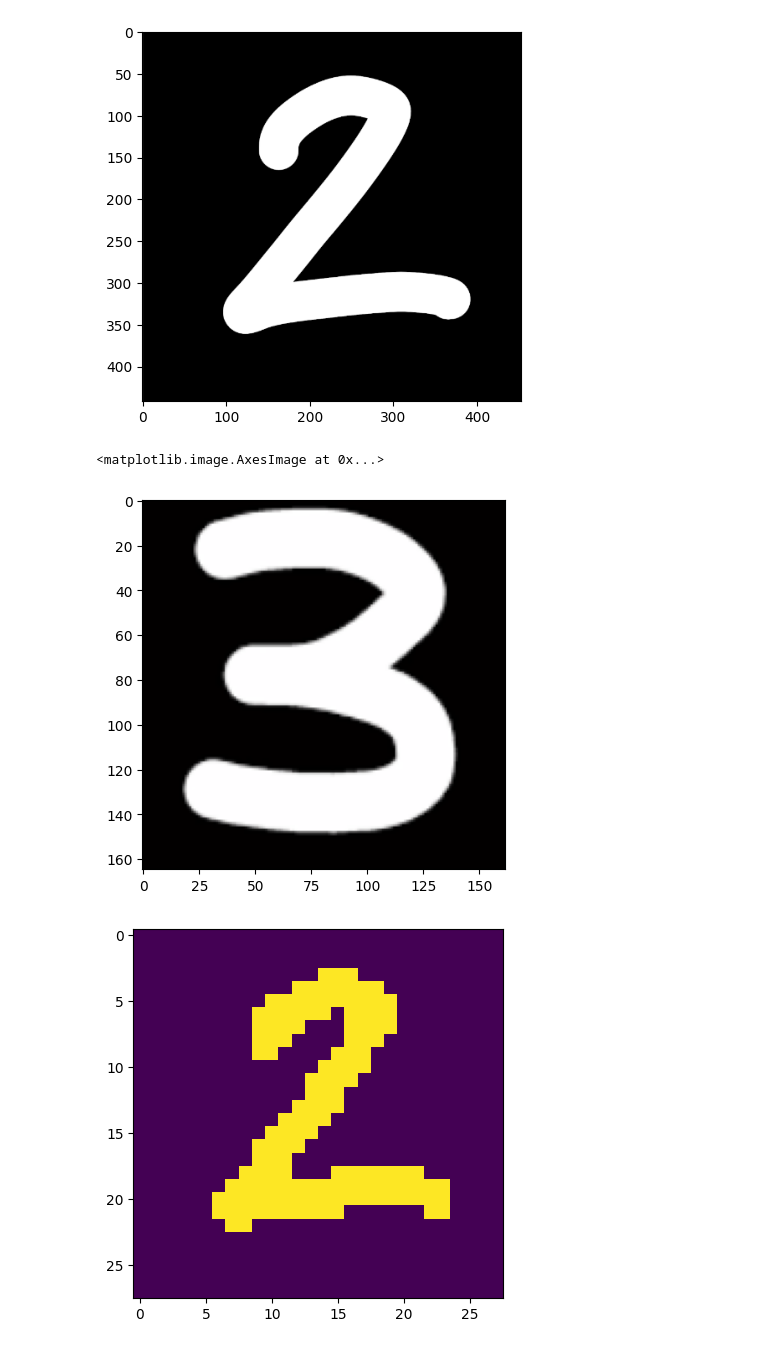
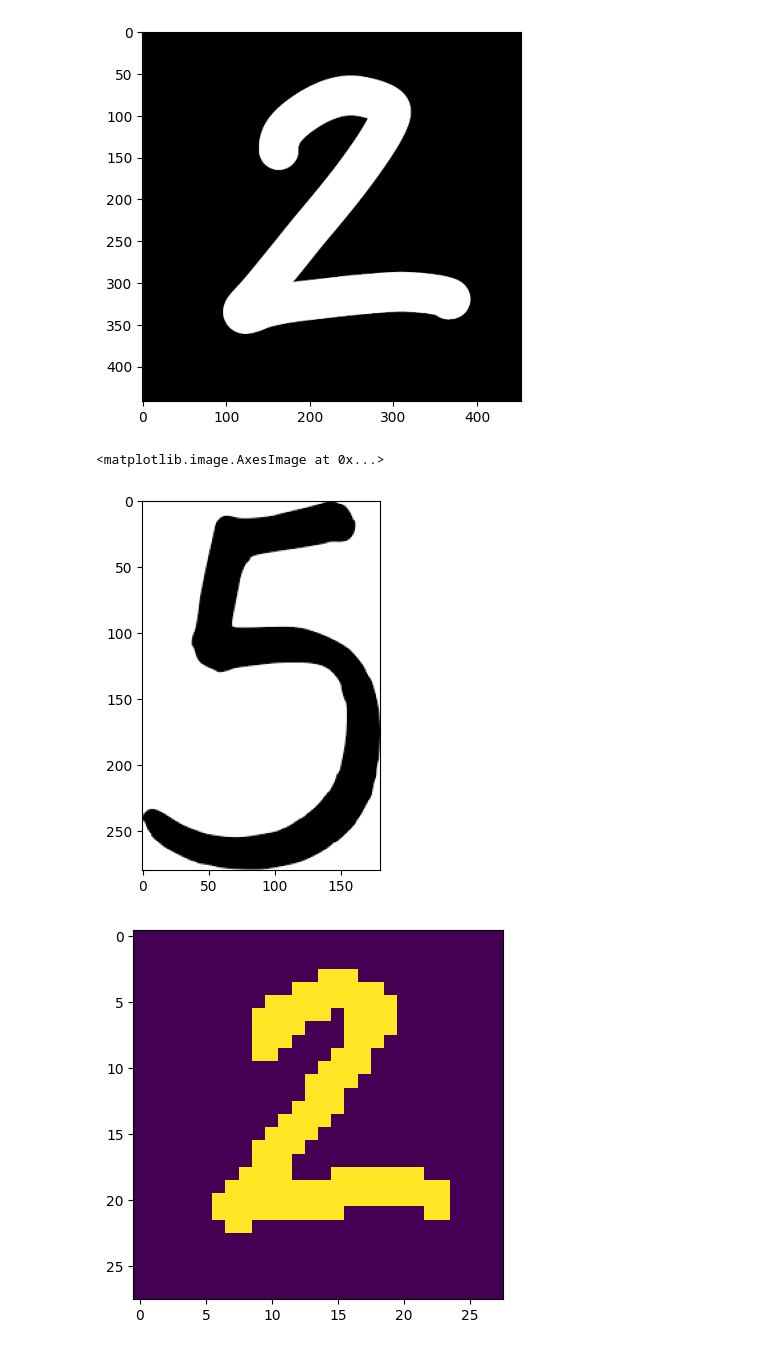
Before and after one commit to shashwatsrii/Machine_Learning, a Jupyter notebook: Neural Networks/Hand Written Text Recognition/HDR_ANN.ipynb, the cells around one changed output. Saved outputs shown, nothing was run; the diff lists cells and outputs as text; code cells hidden in the pictures.

```diff
--- a/Neural Networks/Hand Written Text Recognition/HDR_ANN.ipynb
+++ b/Neural Networks/Hand Written Text Recognition/HDR_ANN.ipynb
@@ -108,11 +112,11 @@ plt.imshow(img1)
 [figure]
 # %%
 # Loading the second Image
-img2 = Image.open('./3_image.png')
+img2 = Image.open('./5.png')
 plt.imshow(img2)
 # %% [output]
 <matplotlib.image.AxesImage at 0x...>
-[figure, old version]
+[figure, new version]
 # %%
 #Image Preprocessing first
 img1 = img1.convert("1")
```
Also changed, not shown: parts of 5 cells of this notebook, 6 other files.
